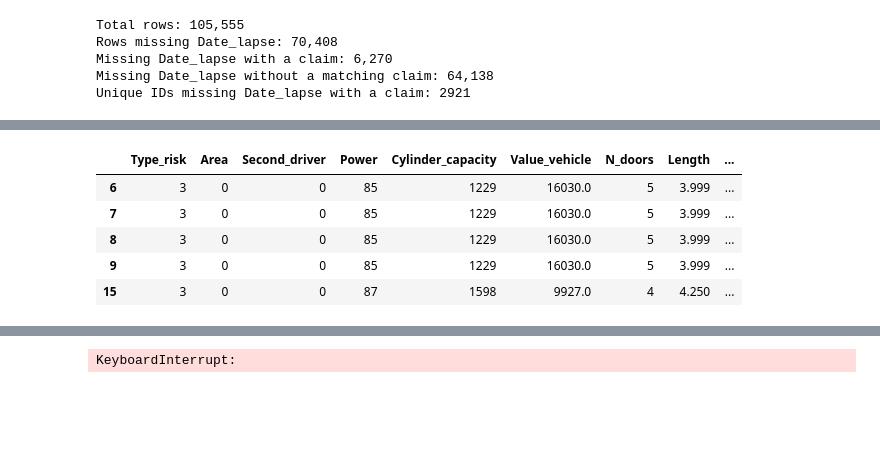
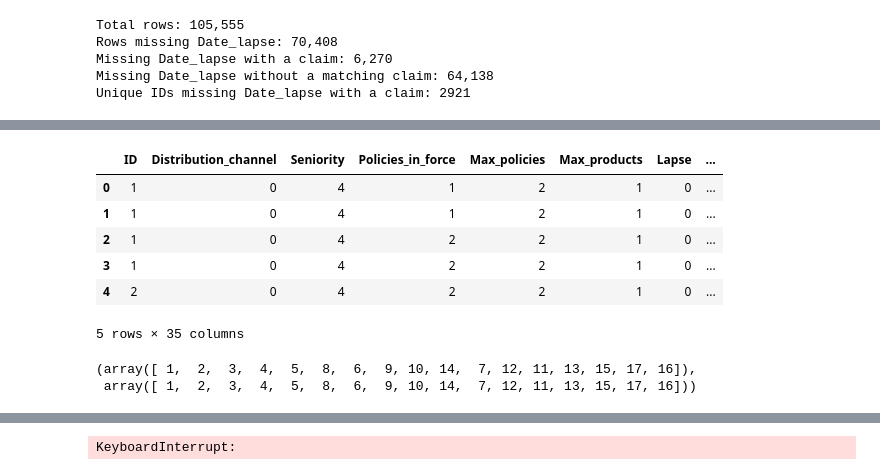
Before and after one commit to Marquis-Alloh/Motor-Insurance-Claims-Prediction-and-Pricing, a Jupyter notebook: Notebooks/Investigation.ipynb, the cells around one changed output, grey strips where cells are left out. Cells and saved outputs as stored; diff of their text form; code cells hidden in the pictures; blank space fills up the shorter version.

```diff
--- a/Notebooks/Investigation.ipynb
+++ b/Notebooks/Investigation.ipynb
@@ -198,7 +216,8 @@ motor_check["Contract_Terminated"] = (
     motor_check["Date_lapse"].notna().astype(int)
 )
 # %%
-analysis = motor.copy()
+analysis = clean_dates(motor.copy())
+analysis = clean_types(analysis)
 
 for col in missing_cols:
-    analysis[f"{col}_missing"] = analysis[col].isna().astype(int)
+    analysis[f"{col}_missing"] = analysis[col].isna().astype(int) # Adds missingness indicator
@@ -214,0 +274,15 @@ analysis.head()
+# %%
+analysis['Old_Policy'] = (
+    analysis["Policy_Age"] >
+    (analysis["Policy_Age"].median() + analysis["Policy_Age"].std())
+).astype(int)
+
+analysis['Old_Policy_Maker'] = (
+    analysis["Policy_Maker_Age"] >
+    (analysis["Policy_Maker_Age"].median() + analysis["Policy_Maker_Age"].std())
+).astype(int)
+
+analysis['Heavy_Vehical'] = (
+    analysis["Weight"] >
+    (analysis["Weight"].median() + analysis["Weight"].std())
+).astype(int)
@@ -215,25 +303,28 @@ analysis.head()
 # %%
-Length_imputation = motor[
+Length_imputation = analysis[
     [
-        'Type_risk',
-        'Area',
-        'Second_driver',
-        'Power',
-        'Cylinder_capacity',
-        'Value_vehicle',
-        'N_doors',
-        'Length',
-        'Weight',
-        'Type_fuel'
+        'ID', 'Distribution_channel', 'Seniority', 'Policies_in_force',
+        'Max_policies', 'Max_products', 'Lapse', 'Date_lapse',
+        'Payment', 'Premium', 'Cost_claims_year', 'N_claims_year',
+        'N_claims_history', 'R_Claims_history', 'Type_risk', 'Area',
+        'Second_driver', 'Year_matriculation', 'Power', 'Cylinder_capacity',
+        'Value_vehicle', 'N_doors', 'Type_fuel', 'Length', 'Weight', 'Date_lapse_missing',
+       'Type_fuel_missing', 'Length_missing', 'Policy_Age', 'Licence_Age',
+       'Policy_Maker_Age', 'Lapse_Age', 'Old_Policy', 'Heavy_Vehical', 'Old_Policy_Maker'
     ]
 ].copy()
-Length_imputation.dropna(subset=["Length","Type_fuel"], inplace=True)
-Length_imputation = clean_types(Length_imputation)
+#Length_imputation.dropna(subset=["Length","Type_fuel"], inplace=True)
 Length_imputation.head()
 # %% [output]
-|  | Type_risk | Area | Second_driver | Power | Cylinder_capacity | Value_vehicle | N_doors | Length | ... |
-| 6 | 3 | 0 | 0 | 85 | 1229 | 16030.0 | 5 | 3.999 | ... |
-| 7 | 3 | 0 | 0 | 85 | 1229 | 16030.0 | 5 | 3.999 | ... |
-| 8 | 3 | 0 | 0 | 85 | 1229 | 16030.0 | 5 | 3.999 | ... |
-| 9 | 3 | 0 | 0 | 85 | 1229 | 16030.0 | 5 | 3.999 | ... |
-| 15 | 3 | 0 | 0 | 87 | 1598 | 9927.0 | 4 | 4.250 | ... |
+|  | ID | Distribution_channel | Seniority | Policies_in_force | Max_policies | Max_products | Lapse | ... |
+| 0 | 1 | 0 | 4 | 1 | 2 | 1 | 0 | ... |
+| 1 | 1 | 0 | 4 | 1 | 2 | 1 | 0 | ... |
+| 2 | 1 | 0 | 4 | 2 | 2 | 1 | 0 | ... |
+| 3 | 1 | 0 | 4 | 2 | 2 | 1 | 0 | ... |
+| 4 | 2 | 0 | 4 | 2 | 2 | 1 | 0 | ... |
+5 rows × 35 columns
+# %%
+Length_imputation['Policies_in_force'].unique(), analysis['Policies_in_force'].unique()
+# %% [output]
+(array([ 1,  2,  3,  4,  5,  8,  6,  9, 10, 14,  7, 12, 11, 13, 15, 17, 16]),
+ array([ 1,  2,  3,  4,  5,  8,  6,  9, 10, 14,  7, 12, 11, 13, 15, 17, 16]))
```
Also changed, not shown: parts of 20 cells of this notebook.
